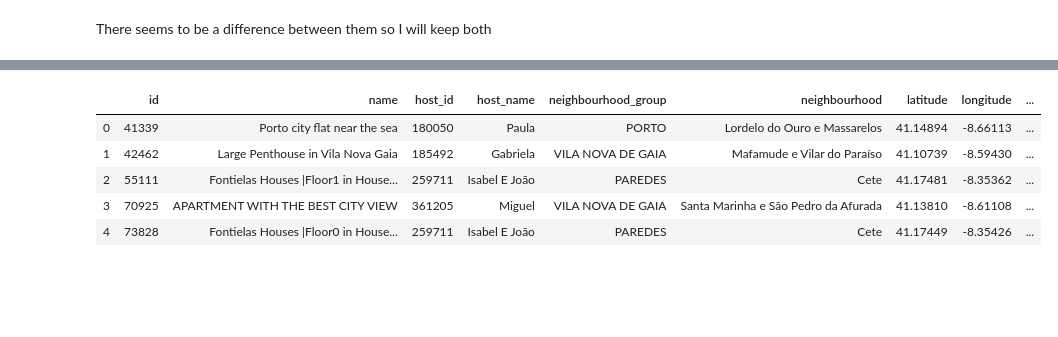
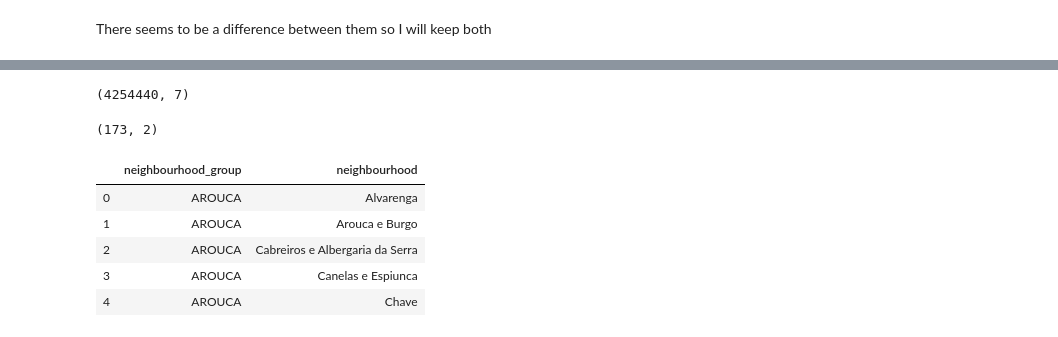
Before and after one commit to sousablde/Airbnb-A-tale-of-2-cities, a Jupyter notebook: Airbnb - a tale of 2 cities.ipynb, the cells around one changed output, grey strips where cells are left out. Drawn from its saved outputs; the diff is of its cells as text; code cells hidden in the pictures; blank space fills up the shorter version.

```diff
--- a/Airbnb - a tale of 2 cities.ipynb
+++ b/Airbnb - a tale of 2 cities.ipynb
@@ -245,9 +485,17 @@ dtype: object
+# %%
+porto_calendar.shape
+# %% [output]
+(4254440, 7)
+# %%
+porto_neighbourhoods.shape
+# %% [output]
+(173, 2)
 # %%
-porto_listings.head()
+porto_neighbourhoods.head()
 # %% [output]
-|  | id | name | host_id | host_name | neighbourhood_group | neighbourhood | latitude | longitude | ... |
-| 0 | 41339 | Porto city flat near the sea | 180050 | Paula | PORTO | Lordelo do Ouro e Massarelos | 41.14894 | -8.66113 | ... |
-| 1 | 42462 | Large Penthouse in Vila Nova Gaia | 185492 | Gabriela | VILA NOVA DE GAIA | Mafamude e Vilar do Paraíso | 41.10739 | -8.59430 | ... |
-| 2 | 55111 | Fontielas Houses |Floor1 in House... | 259711 | Isabel E João | PAREDES | Cete | 41.17481 | -8.35362 | ... |
-| 3 | 70925 | APARTMENT WITH THE BEST CITY VIEW | 361205 | Miguel | VILA NOVA DE GAIA | Santa Marinha e São Pedro da Afurada | 41.13810 | -8.61108 | ... |
-| 4 | 73828 | Fontielas Houses |Floor0 in House... | 259711 | Isabel E João | PAREDES | Cete | 41.17449 | -8.35426 | ... |
+|  | neighbourhood_group | neighbourhood |
+| 0 | AROUCA | Alvarenga |
+| 1 | AROUCA | Arouca e Burgo |
+| 2 | AROUCA | Cabreiros e Albergaria da Serra |
+| 3 | AROUCA | Canelas e Espiunca |
+| 4 | AROUCA | Chave |
```
Also changed, not shown: parts of 21 cells of this notebook.
